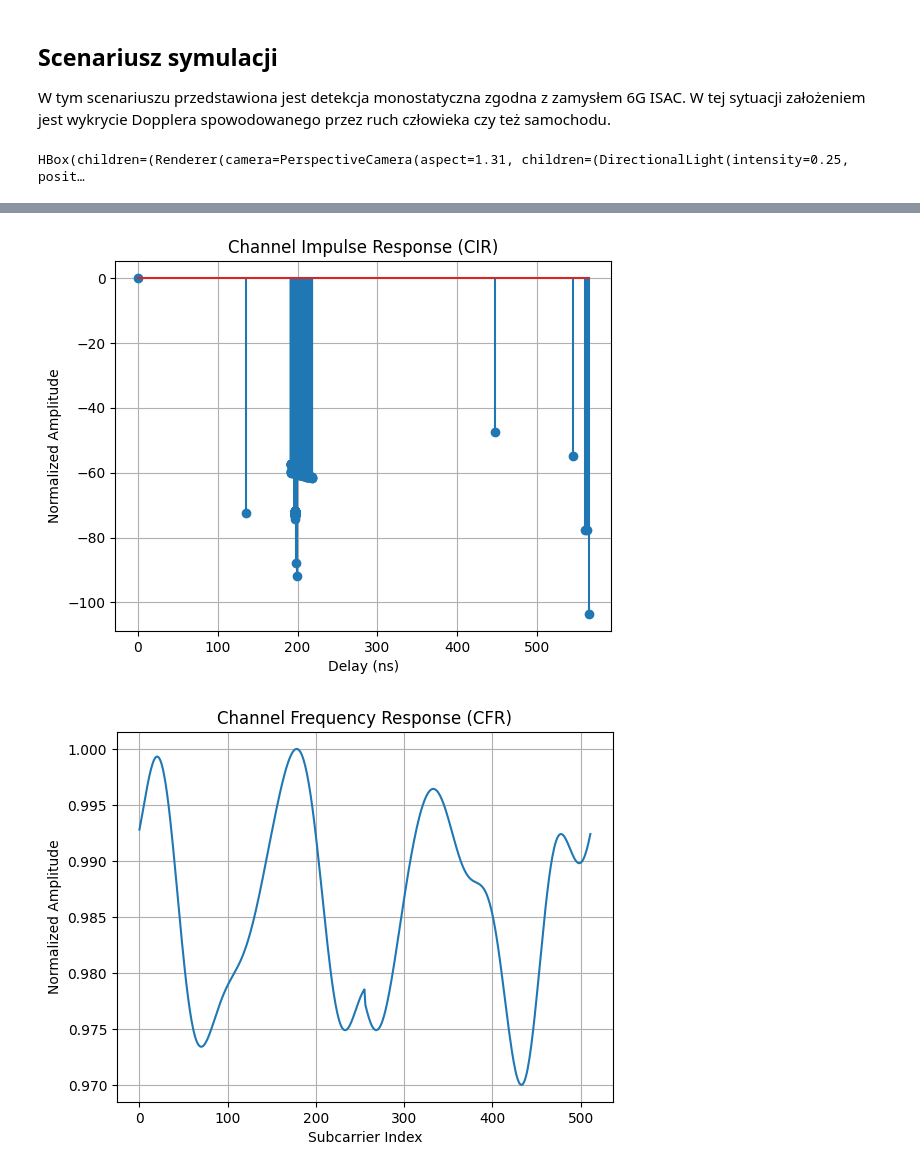
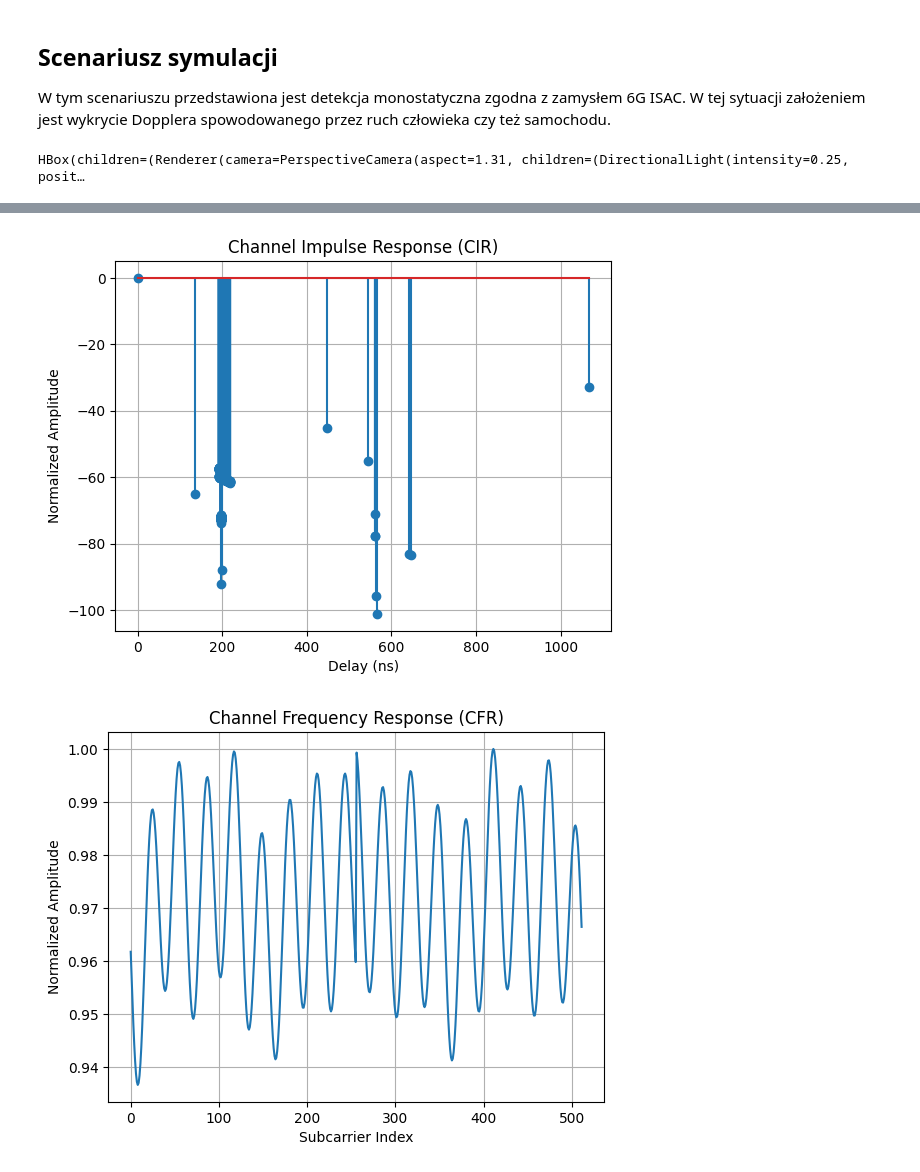
Before and after one commit to 6E776C7A/Sionna-simulation-mmWave, a Jupyter notebook: 03_Range_Doppler.ipynb, the cells around one changed output, grey strips where cells are left out. Cells and saved outputs as stored; diff of their text form; code cells hidden in the pictures.

```diff
--- a/03_Range_Doppler.ipynb
+++ b/03_Range_Doppler.ipynb
@@ -13,6 +13,8 @@ import matplotlib.pyplot as plt
 from sionna.rt import load_scene, PlanarArray, Transmitter, Receiver, PathSolver, RadioMapSolver, subcarrier_frequencies, RadioMaterial
 # %%
 scene = load_scene("./OpenStreetMap/kampus_AGH_doppler/Kampus_AGH_B9_doppler.xml", merge_shapes=False)
+
+scene.frequency = 3.6e9
 
 # # Tworzenie materiału udającego ludzkie ciało
 human_flesh = RadioMaterial("human_flesh", relative_permittivity=45.0, conductivity=1.5, scattering_coefficient=0.2, color=[1.0, 0.4, 0.8])
@@ -21,8 +23,8 @@ if "human_flesh" not in scene.radio_materials:
     scene.add(human_flesh)
 
 # Tworzymy chropowaty metal radarowy
-# car_material = RadioMaterial("radar_target", relative_permittivity=1.0, conductivity=1e7, scattering_coefficient=0.3, color=[0.5, 0.5, 0.5])
-car_material = RadioMaterial("radar_target", relative_permittivity=1.0, conductivity=0.0, scattering_coefficient=0.0, color=[0.5, 0.5, 0.5])
+car_material = RadioMaterial("radar_target", relative_permittivity=1.0, conductivity=1e7, scattering_coefficient=0.3, color=[0.5, 0.5, 0.5])
+# car_material = RadioMaterial("radar_target", relative_permittivity=1.0, conductivity=0.0, scattering_coefficient=0.0, color=[0.5, 0.5, 0.5])
 
 # Dodajemy go do sceny (zabezpieczenie przed podwójnym dodaniem)
 if "radar_target" not in scene.radio_materials:
@@ -170,2 +172,2 @@ HBox(children=(Renderer(camera=PerspectiveCamera(aspect=1.31, children=(Directio
-[figure, old version]
+[figure, new version]
-[figure, old version]
+[figure, new version]
```
Also changed, not shown: parts of 1 cell of this notebook, 4 other files.
